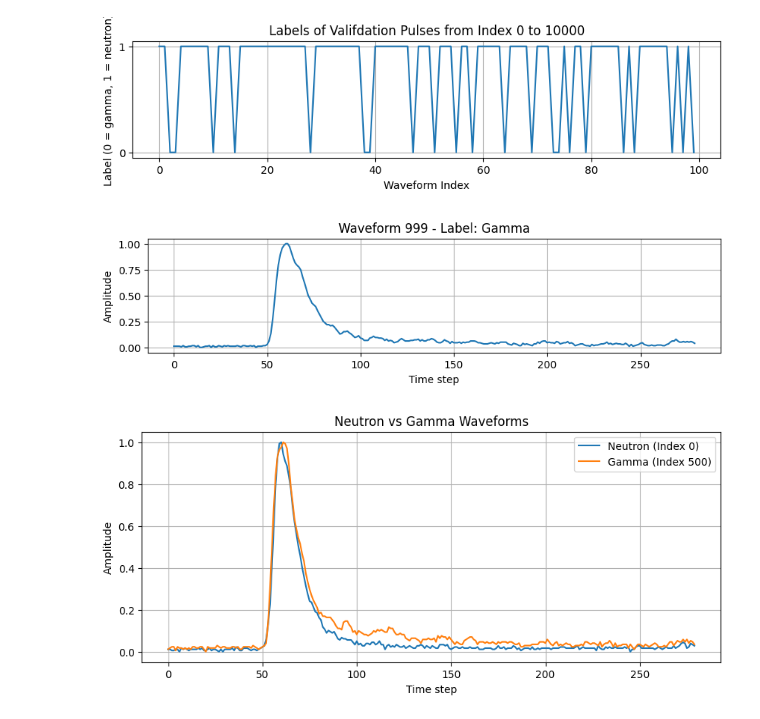
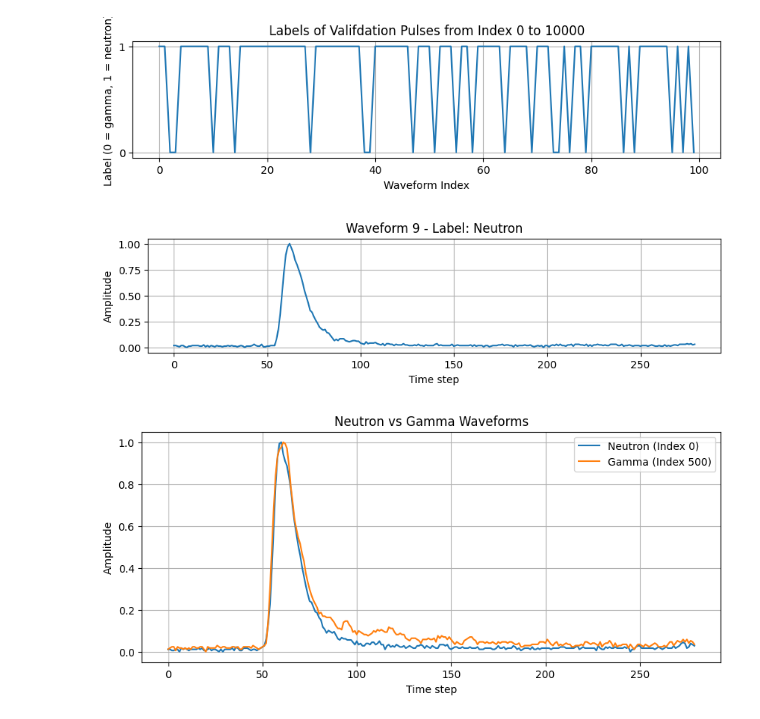
Before and after one commit to Neo-Julio/ml4HepNotebook, a Jupyter notebook: Tempotron.ipynb, the cells around one changed output. Drawn from its saved outputs; the diff is of its cells as text; code cells hidden in the pictures.

```diff
--- a/Tempotron.ipynb
+++ b/Tempotron.ipynb
@@ -106,17 +106,17 @@ plt.show()
 # %% [output]
 [figure]
 # %%
-i = 999
+i = 9
 plt.figure(figsize=(10, 2))
 plt.plot(x_train[i])
 label = 'Neutron' if y_train[i] == 1 else 'Gamma'
 plt.title(f"Waveform {i} - Label: {label}")
 plt.xlabel("Time step")
 plt.ylabel("Amplitude")
 plt.grid(True)
 plt.show()
 # %% [output]
-[figure, old version]
+[figure, new version]
 # %%
 # Find one neutron and one gamma index
 neutron_idx = np.where(y_train == 1)[0][0]
```
Also changed, not shown: parts of 4 cells of this notebook.
